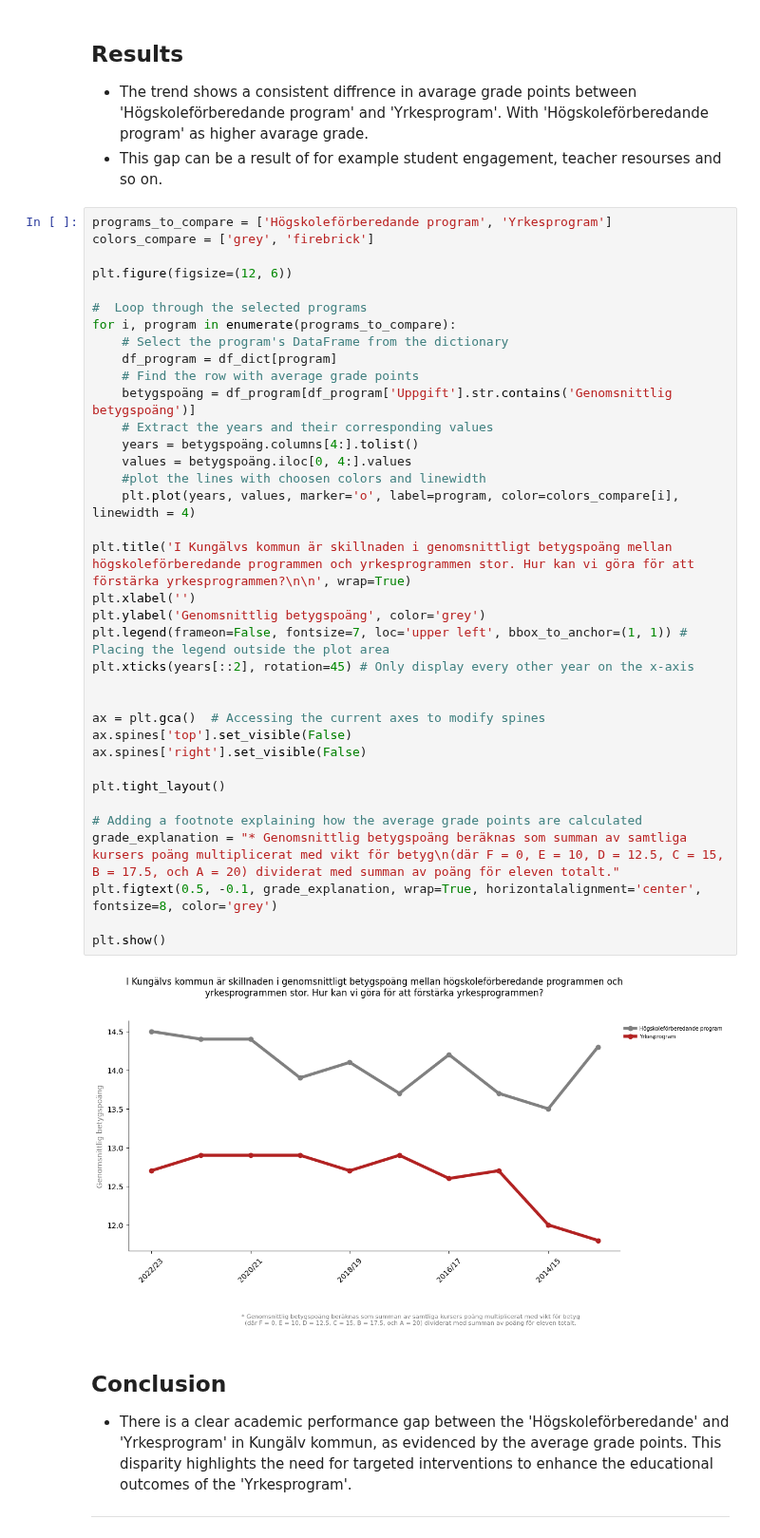
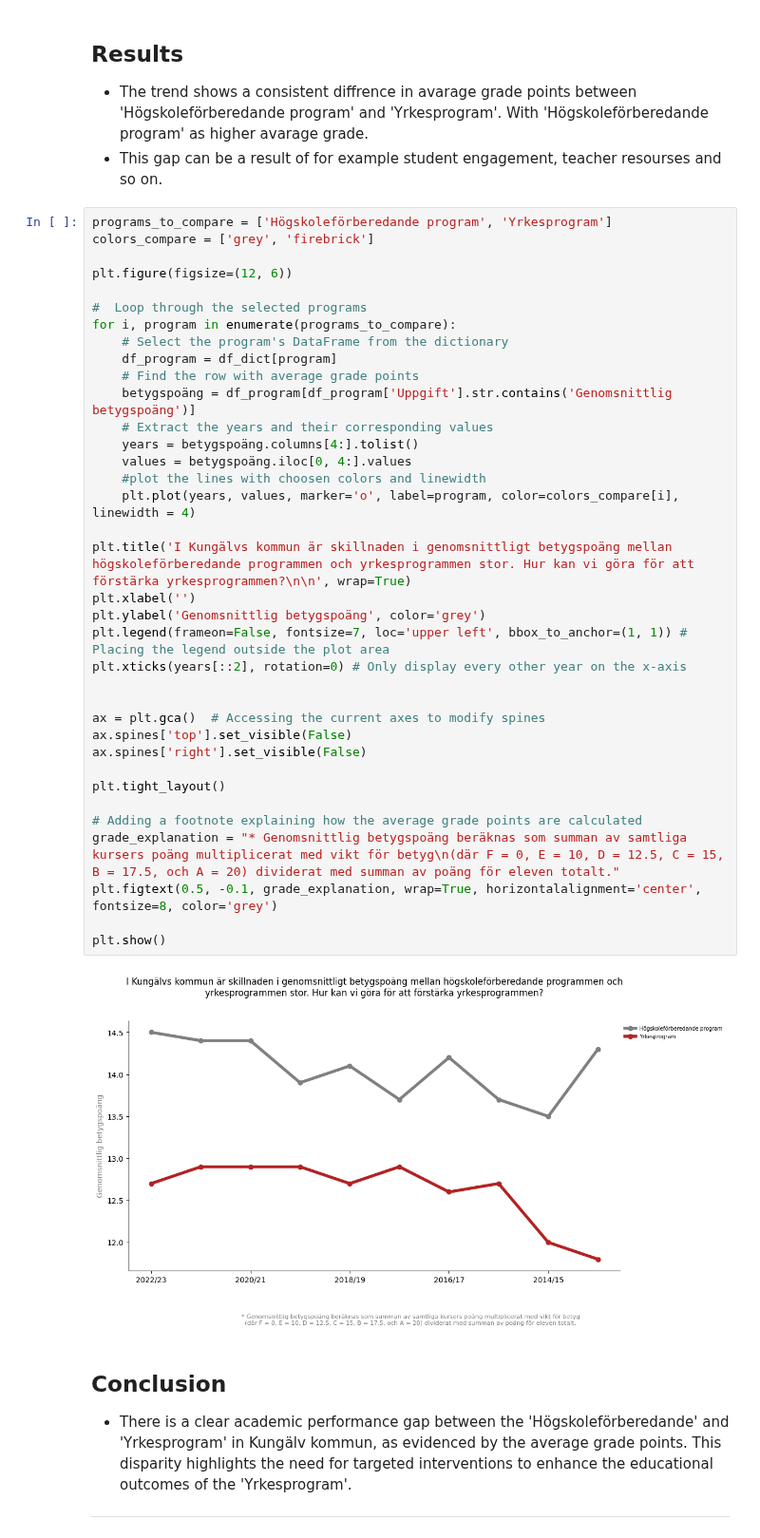
Before and after one commit to Utjiman/Python-Richard-Boden-OPA23, a Jupyter notebook: Labb2/Labb2.ipynb, the cells around one changed output. Shown at 95% size. Cells and saved outputs as stored; diff of their text form.

```diff
--- a/Labb2/Labb2.ipynb
+++ b/Labb2/Labb2.ipynb
@@ -566,35 +566,35 @@ plt.figure(figsize=(12, 6))
 #  Loop through the selected programs
 for i, program in enumerate(programs_to_compare):
     # Select the program's DataFrame from the dictionary
     df_program = df_dict[program]
     # Find the row with average grade points
     betygspoäng = df_program[df_program['Uppgift'].str.contains('Genomsnittlig betygspoäng')]
     # Extract the years and their corresponding values
     years = betygspoäng.columns[4:].tolist()
     values = betygspoäng.iloc[0, 4:].values
     #plot the lines with choosen colors and linewidth
     plt.plot(years, values, marker='o', label=program, color=colors_compare[i], linewidth = 4)
 
 plt.title('I Kungälvs kommun är skillnaden i genomsnittligt betygspoäng mellan högskoleförberedande programmen och yrkesprogrammen stor. Hur kan vi göra för att förstärka yrkesprogrammen?\n\n', wrap=True)
 plt.xlabel('')
 plt.ylabel('Genomsnittlig betygspoäng', color='grey')
 plt.legend(frameon=False, fontsize=7, loc='upper left', bbox_to_anchor=(1, 1)) # Placing the legend outside the plot area
-plt.xticks(years[::2], rotation=45) # Only display every other year on the x-axis
+plt.xticks(years[::2], rotation=0) # Only display every other year on the x-axis
 
 
 ax = plt.gca()  # Accessing the current axes to modify spines
 ax.spines['top'].set_visible(False)
 ax.spines['right'].set_visible(False)
 
 plt.tight_layout()
 
 # Adding a footnote explaining how the average grade points are calculated
 grade_explanation = "* Genomsnittlig betygspoäng beräknas som summan av samtliga kursers poäng multiplicerat med vikt för betyg\n(där F = 0, E = 10, D = 12.5, C = 15, B = 17.5, och A = 20) dividerat med summan av poäng för eleven totalt."
 plt.figtext(0.5, -0.1, grade_explanation, wrap=True, horizontalalignment='center', fontsize=8, color='grey')
 
 plt.show()
 # %% [output]
-[figure, old version]
+[figure, new version]
 # %% [markdown]
 ## Conclusion
 
```
Also changed, not shown: parts of 10 cells of this notebook, 8 other files.
